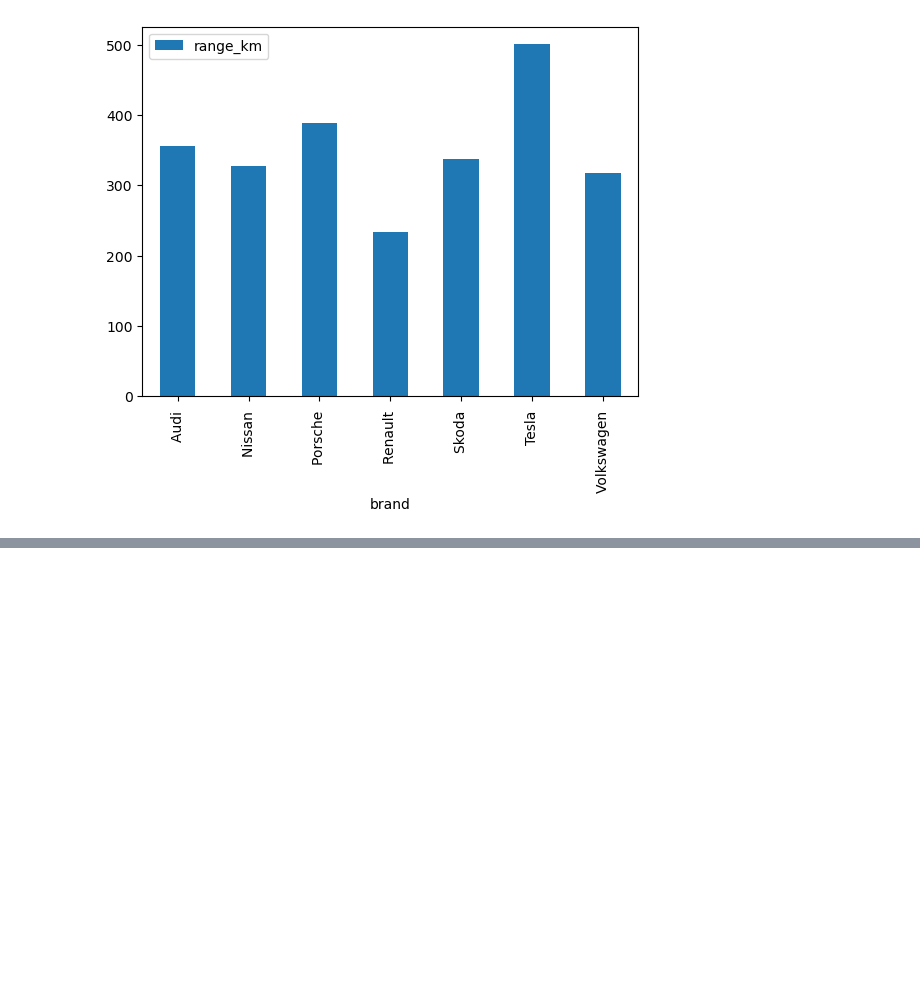
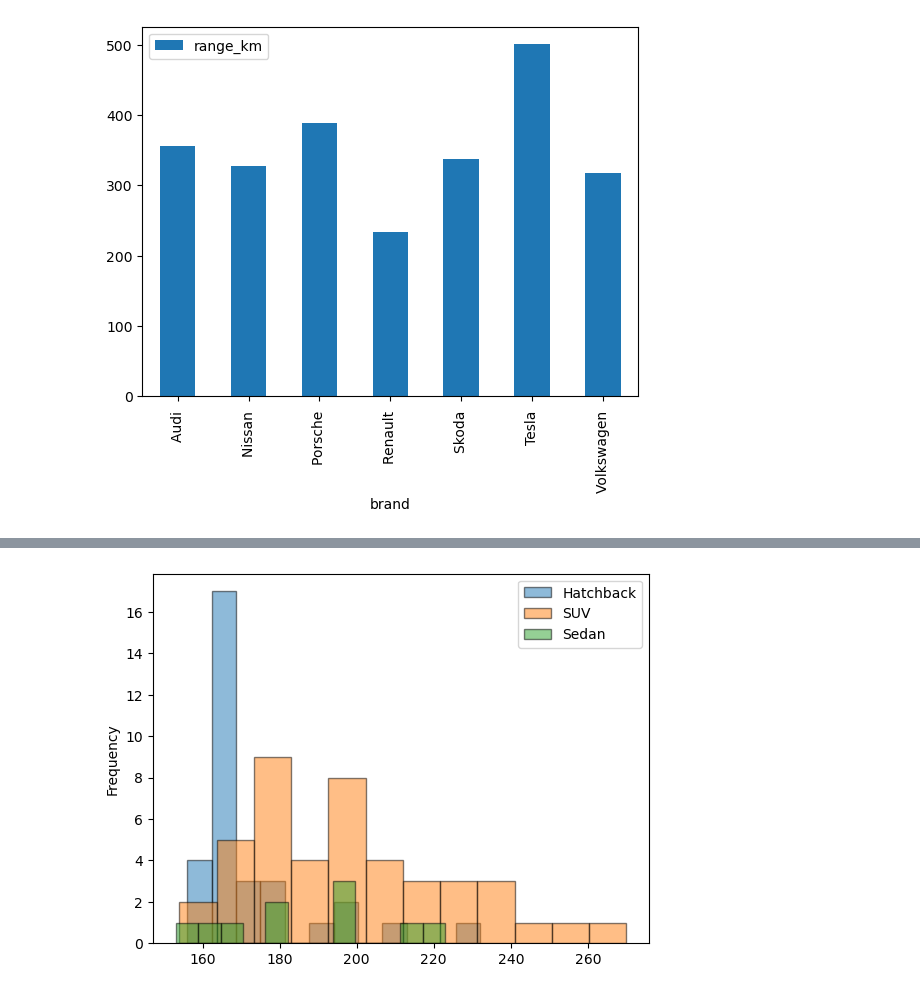
Before and after one commit to kellyshreeve/Web-App-of-Electric-Vehicle-Data-Visualizations, a Jupyter notebook: notebooks/EDA.ipynb, the cells around one changed output, grey strips where cells are left out. Saved outputs shown, nothing was run; the diff lists cells and outputs as text; code cells hidden in the pictures; blank space fills up the shorter version.

```diff
--- a/notebooks/EDA.ipynb
+++ b/notebooks/EDA.ipynb
@@ -283,0 +320,9 @@ TypeError: boxplot() got multiple values for argument 'data'
+# %%
+# Create a histogram of efficiency by body style
+suv_hatch_sed.groupby('body_style')['efficiency_whkm'].plot(kind='hist', alpha=0.5, bins=12, edgecolor='black')
+
+plt.legend(['Hatchback', 'SUV', 'Sedan'])
+
+plt.show()
+# %% [output]
+[figure, added]
```
Also changed, not shown: parts of 8 cells of this notebook.
